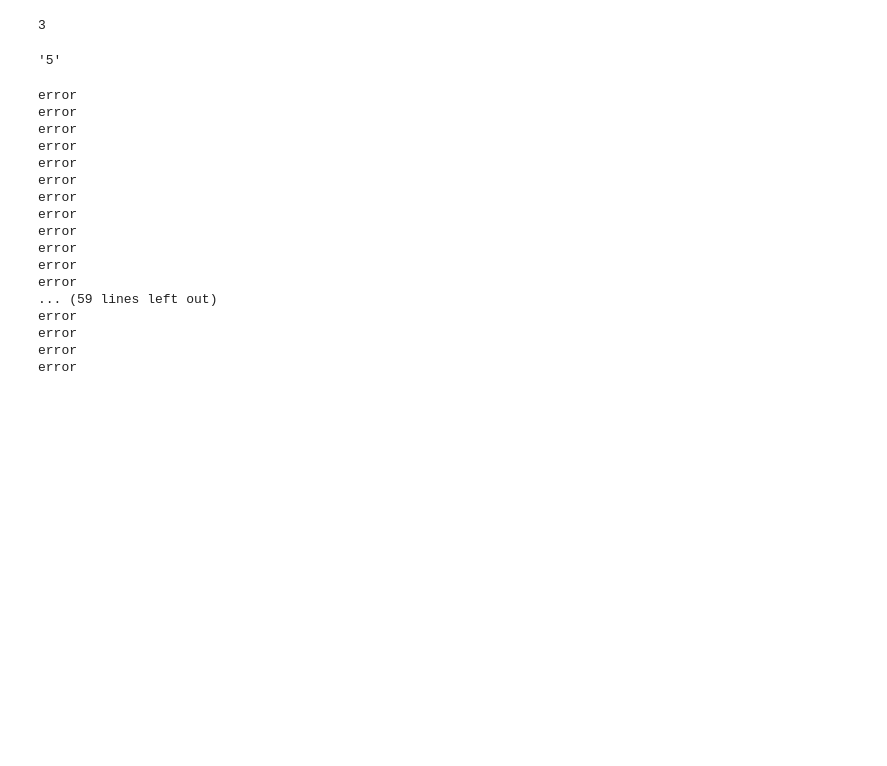
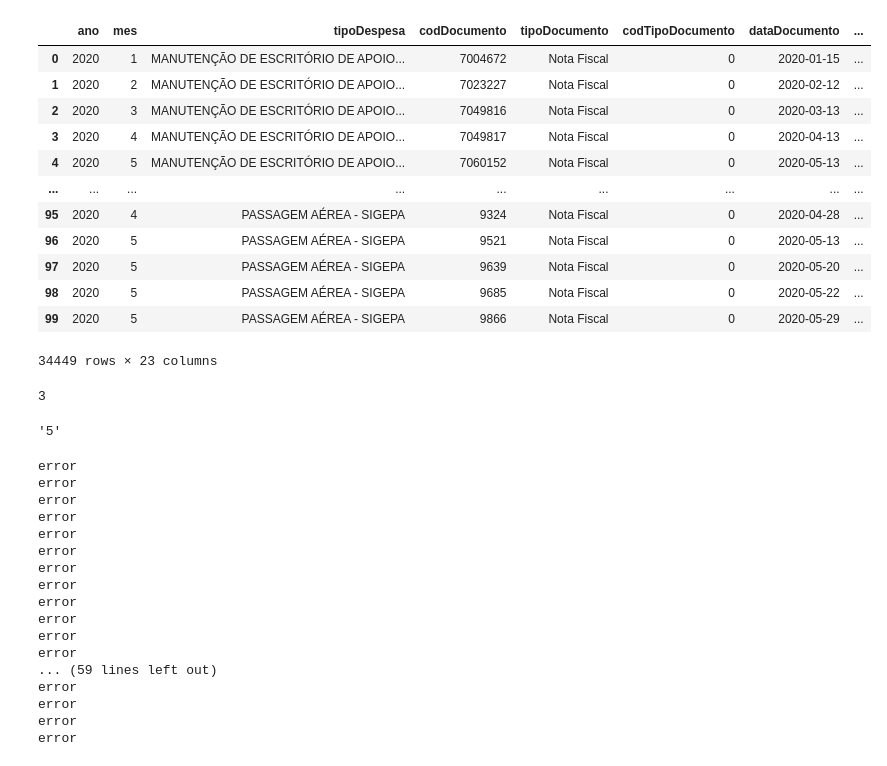
Before and after one commit to saulotp/Dados-publicos, a Jupyter notebook: main.ipynb, the cells around one changed output. Drawn from its saved outputs; the diff is of its cells as text; code cells hidden in the pictures; blank space fills up the shorter version.

```diff
--- a/main.ipynb
+++ b/main.ipynb
@@ -118,3 +114,19 @@ df
+# %%
+df_despezastotal
+# %% [output]
+|  | ano | mes | tipoDespesa | codDocumento | tipoDocumento | codTipoDocumento | dataDocumento | ... |
+| 0 | 2020 | 1 | MANUTENÇÃO DE ESCRITÓRIO DE APOIO... | 7004672 | Nota Fiscal | 0 | 2020-01-15 | ... |
+| 1 | 2020 | 2 | MANUTENÇÃO DE ESCRITÓRIO DE APOIO... | 7023227 | Nota Fiscal | 0 | 2020-02-12 | ... |
+| 2 | 2020 | 3 | MANUTENÇÃO DE ESCRITÓRIO DE APOIO... | 7049816 | Nota Fiscal | 0 | 2020-03-13 | ... |
+| 3 | 2020 | 4 | MANUTENÇÃO DE ESCRITÓRIO DE APOIO... | 7049817 | Nota Fiscal | 0 | 2020-04-13 | ... |
+| 4 | 2020 | 5 | MANUTENÇÃO DE ESCRITÓRIO DE APOIO... | 7060152 | Nota Fiscal | 0 | 2020-05-13 | ... |
+| ... | ... | ... | ... | ... | ... | ... | ... | ... |
+| 95 | 2020 | 4 | PASSAGEM AÉREA - SIGEPA | 9324 | Nota Fiscal | 0 | 2020-04-28 | ... |
+| 96 | 2020 | 5 | PASSAGEM AÉREA - SIGEPA | 9521 | Nota Fiscal | 0 | 2020-05-13 | ... |
+| 97 | 2020 | 5 | PASSAGEM AÉREA - SIGEPA | 9639 | Nota Fiscal | 0 | 2020-05-20 | ... |
+| 98 | 2020 | 5 | PASSAGEM AÉREA - SIGEPA | 9685 | Nota Fiscal | 0 | 2020-05-22 | ... |
+| 99 | 2020 | 5 | PASSAGEM AÉREA - SIGEPA | 9866 | Nota Fiscal | 0 | 2020-05-29 | ... |
+34449 rows × 23 columns
 # %%
 ## API variables
 count = 0
```
Also changed, not shown: parts of 2 cells of this notebook.
